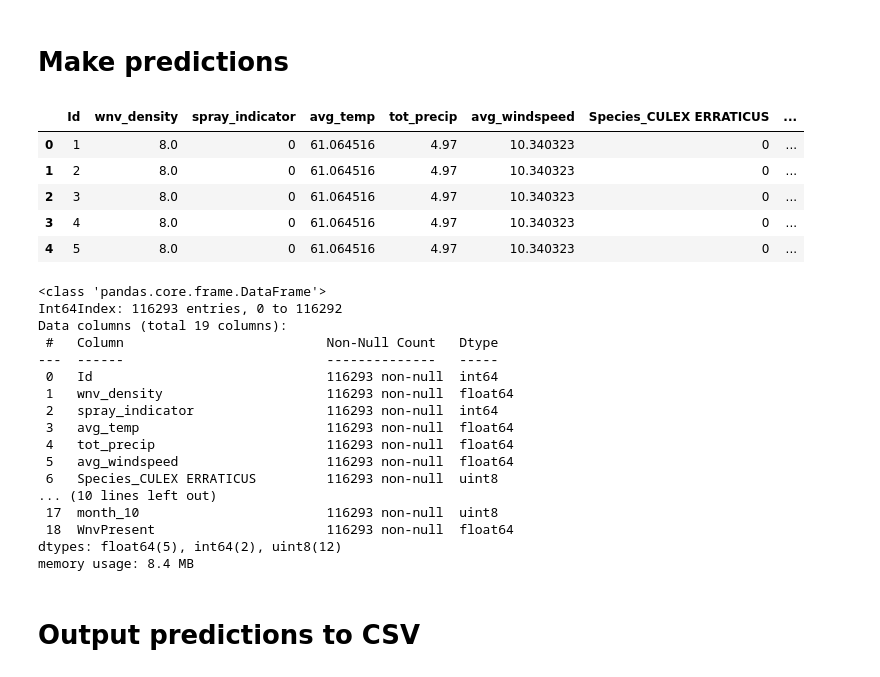
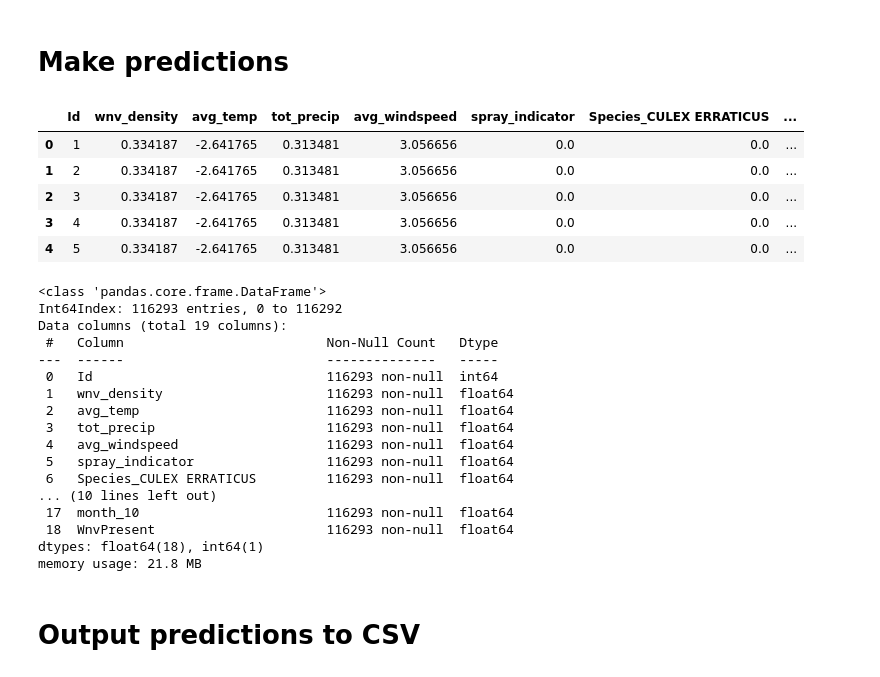
Before and after one commit to hongaik/PredictWestNileVirus, a Jupyter notebook: code/4_Predictions.ipynb, the cells around one changed output. Drawn from its saved outputs; the diff is of its cells as text; code cells hidden in the pictures.

```diff
--- a/code/4_Predictions.ipynb
+++ b/code/4_Predictions.ipynb
@@ -271,21 +282,34 @@ test_final.drop(columns=['avg_dewpt', 'avg_wetbulb', 'Species_UNSPECIFIED CULEX'
 print(test_final.shape)
 # %% [output]
 (116293, 18)
+# %%
+# Scale features
+
+test_final_transformed = ct.transform(test_final.drop(columns=['Id']))
+# %%
+test_final_transformed = pd.DataFrame(data=test_final_transformed, index=np.arange(len(test_final_transformed)), columns = ['wnv_density', 'avg_temp', 'tot_precip',
+       'avg_windspeed', 'spray_indicator', 'Species_CULEX ERRATICUS',
+       'Species_CULEX PIPIENS', 'Species_CULEX PIPIENS/RESTUANS',
+       'Species_CULEX RESTUANS', 'Species_CULEX SALINARIUS',
+       'Species_CULEX TARSALIS', 'Species_CULEX TERRITANS', 'month_6',
+       'month_7', 'month_8', 'month_9', 'month_10'])
+# %%
+test_final_transformed = test_final[['Id']].join(test_final_transformed)
 # %% [markdown]
 # Make predictions
 # %%
-test_final['WnvPresent'] = ada_final.predict_proba(test_final.drop(columns=['Id']))[:,1]
+test_final_transformed['WnvPresent'] = ada_final.predict_proba(test_final_transformed.drop(columns=['Id']))[:,1]
 # %%
-test_final.head()
+test_final_transformed.head()
 # %% [output]
-|  | Id | wnv_density | spray_indicator | avg_temp | tot_precip | avg_windspeed | Species_CULEX ERRATICUS | ... |
-| 0 | 1 | 8.0 | 0 | 61.064516 | 4.97 | 10.340323 | 0 | ... |
-| 1 | 2 | 8.0 | 0 | 61.064516 | 4.97 | 10.340323 | 0 | ... |
-| 2 | 3 | 8.0 | 0 | 61.064516 | 4.97 | 10.340323 | 0 | ... |
-| 3 | 4 | 8.0 | 0 | 61.064516 | 4.97 | 10.340323 | 0 | ... |
-| 4 | 5 | 8.0 | 0 | 61.064516 | 4.97 | 10.340323 | 0 | ... |
+|  | Id | wnv_density | avg_temp | tot_precip | avg_windspeed | spray_indicator | Species_CULEX ERRATICUS | ... |
+| 0 | 1 | 0.334187 | -2.641765 | 0.313481 | 3.056656 | 0.0 | 0.0 | ... |
+| 1 | 2 | 0.334187 | -2.641765 | 0.313481 | 3.056656 | 0.0 | 0.0 | ... |
+| 2 | 3 | 0.334187 | -2.641765 | 0.313481 | 3.056656 | 0.0 | 0.0 | ... |
+| 3 | 4 | 0.334187 | -2.641765 | 0.313481 | 3.056656 | 0.0 | 0.0 | ... |
+| 4 | 5 | 0.334187 | -2.641765 | 0.313481 | 3.056656 | 0.0 | 0.0 | ... |
 # %%
-test_final.info()
+test_final_transformed.info()
 # %% [output]
 <class 'pandas.core.frame.DataFrame'>
 Int64Index: 116293 entries, 0 to 116292
@@ -294,16 +318,16 @@ Data columns (total 19 columns):
 ---  ------                          --------------   -----
  0   Id                              116293 non-null  int64
  1   wnv_density                     116293 non-null  float64
- 2   spray_indicator                 116293 non-null  int64
- 3   avg_temp                        116293 non-null  float64
- 4   tot_precip                      116293 non-null  float64
- 5   avg_windspeed                   116293 non-null  float64
- 6   Species_CULEX ERRATICUS         116293 non-null  uint8
+ 2   avg_temp                        116293 non-null  float64
+ 3   tot_precip                      116293 non-null  float64
+ 4   avg_windspeed                   116293 non-null  float64
+ 5   spray_indicator                 116293 non-null  float64
+ 6   Species_CULEX ERRATICUS         116293 non-null  float64
 ... (10 lines left out)
- 17  month_10                        116293 non-null  uint8
+ 17  month_10                        116293 non-null  float64
  18  WnvPresent                      116293 non-null  float64
-dtypes: float64(5), int64(2), uint8(12)
-memory usage: 8.4 MB
+dtypes: float64(18), int64(1)
+memory usage: 21.8 MB
 # %% [markdown]
 # Output predictions to CSV
 # %%
```
Also changed, not shown: parts of 9 cells of this notebook, 10 other files.
